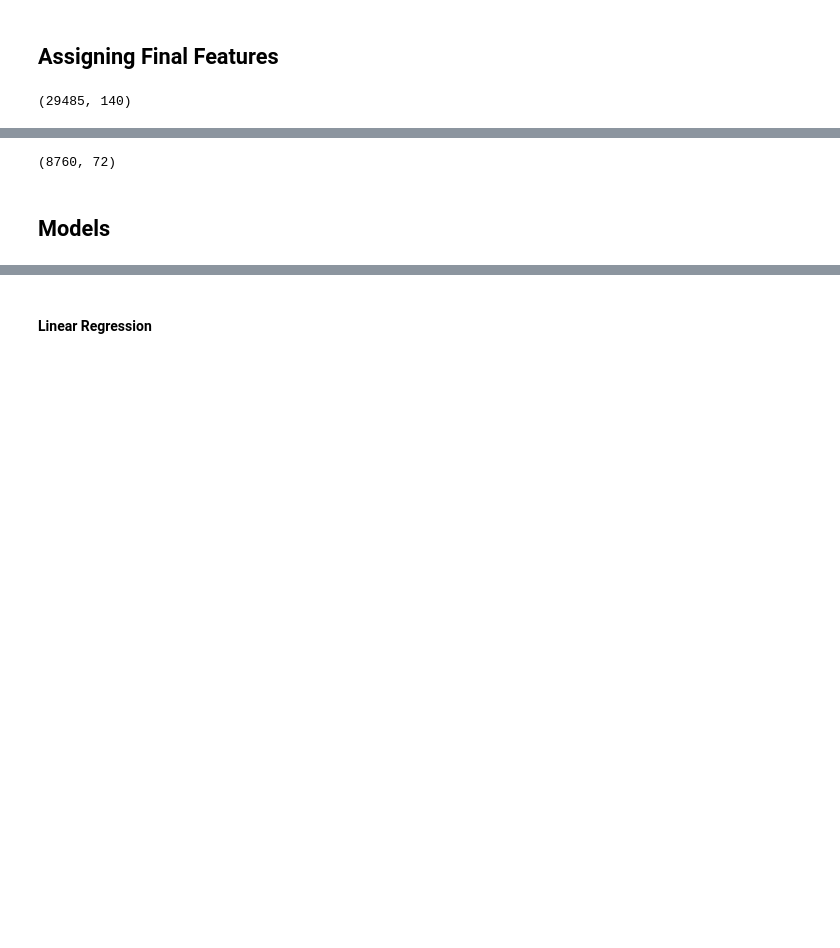
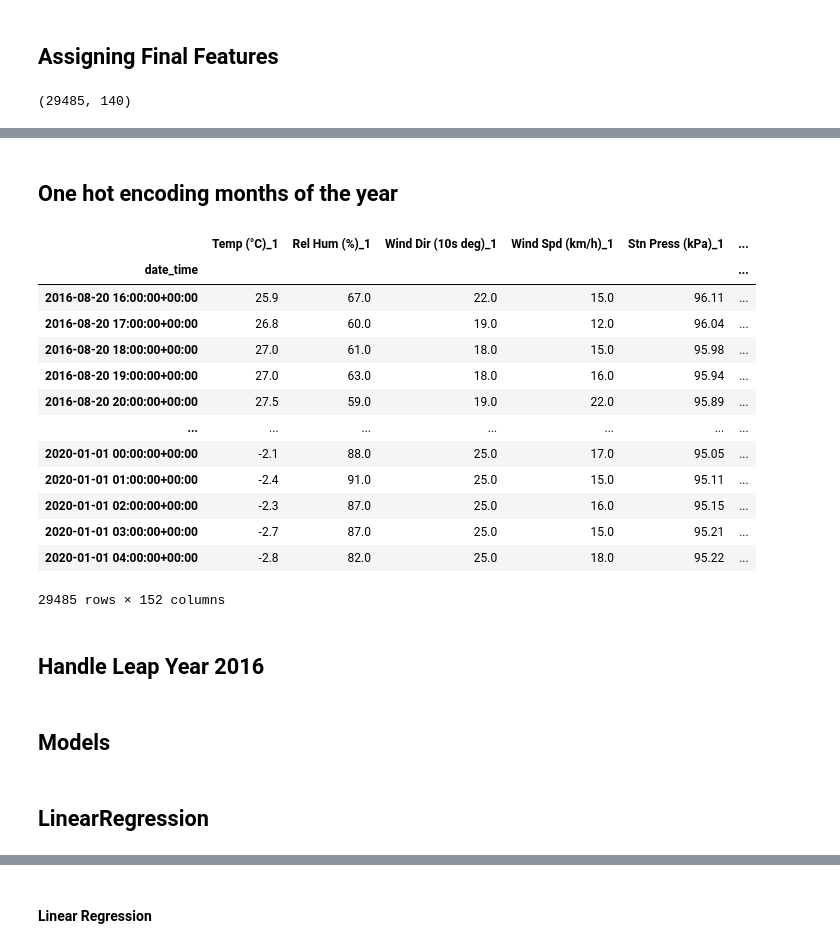
Before and after one commit to camadi/Ontario_Hourly_Electricity_Demand_Forecast, a Jupyter notebook: src/market_demand_prediction.ipynb, the cells around one changed output, grey strips where cells are left out. Drawn from its saved outputs; the diff is of its cells as text; code cells hidden in the pictures; blank space fills up the shorter version.

Commit message:
Updating notebook with months and MLPR

```diff
--- a/src/market_demand_prediction.ipynb
+++ b/src/market_demand_prediction.ipynb
@@ -801,4 +694,0 @@ X_train.shape
-# %%
-X_test.shape
-# %% [output]
-(8760, 72)
@@ -808,0 +695,2 @@ X_test.shape
+# %% [markdown]
+## One hot encoding months of the year
@@ -808,0 +777,19 @@ X_test.shape
+# %%
+weather_ieso_df
+# %% [output]
+|  | Temp (°C)_1 | Rel Hum (%)_1 | Wind Dir (10s deg)_1 | Wind Spd (km/h)_1 | Stn Press (kPa)_1 | ... |
+| date_time |  |  |  |  |  | ... |
+| 2016-08-20 16:00:00+00:00 | 25.9 | 67.0 | 22.0 | 15.0 | 96.11 | ... |
+| 2016-08-20 17:00:00+00:00 | 26.8 | 60.0 | 19.0 | 12.0 | 96.04 | ... |
+| 2016-08-20 18:00:00+00:00 | 27.0 | 61.0 | 18.0 | 15.0 | 95.98 | ... |
+| 2016-08-20 19:00:00+00:00 | 27.0 | 63.0 | 18.0 | 16.0 | 95.94 | ... |
+| 2016-08-20 20:00:00+00:00 | 27.5 | 59.0 | 19.0 | 22.0 | 95.89 | ... |
+| ... | ... | ... | ... | ... | ... | ... |
+| 2020-01-01 00:00:00+00:00 | -2.1 | 88.0 | 25.0 | 17.0 | 95.05 | ... |
+| 2020-01-01 01:00:00+00:00 | -2.4 | 91.0 | 25.0 | 15.0 | 95.11 | ... |
+| 2020-01-01 02:00:00+00:00 | -2.3 | 87.0 | 25.0 | 16.0 | 95.15 | ... |
+| 2020-01-01 03:00:00+00:00 | -2.7 | 87.0 | 25.0 | 15.0 | 95.21 | ... |
+| 2020-01-01 04:00:00+00:00 | -2.8 | 82.0 | 25.0 | 18.0 | 95.22 | ... |
+29485 rows × 152 columns
+# %% [markdown]
+## Handle Leap Year 2016
@@ -810,0 +827,2 @@ X_test.shape
+# %% [markdown]
+## LinearRegression
```
Also changed, not shown: parts of 33 cells of this notebook.
